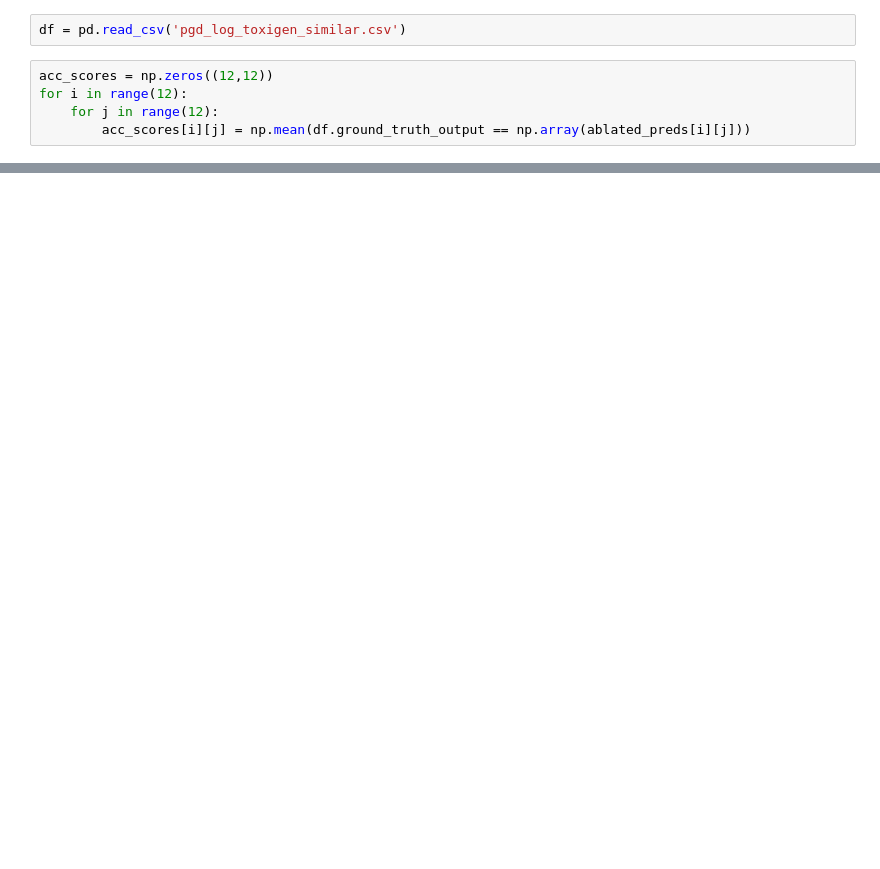
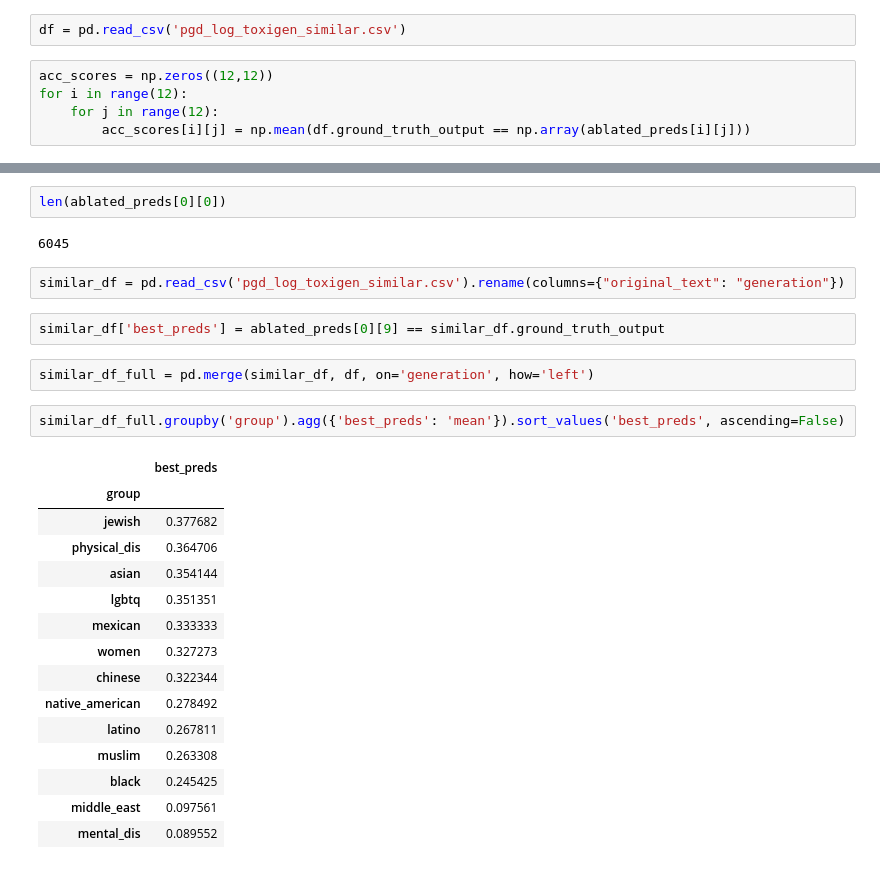
Before and after one commit to wid0gast/interp-toxicity, a Jupyter notebook: patching_pytorch copy.ipynb, the cells around one changed output, grey strips where cells are left out. Drawn from its saved outputs; the diff is of its cells as text; blank space fills up the shorter version.

```diff
--- a/patching_pytorch copy.ipynb
+++ b/patching_pytorch copy.ipynb
@@ -552,3 +552,31 @@ plt.show()
+# %%
+len(ablated_preds[0][0])
+# %% [output]
+6045
+# %%
+similar_df = pd.read_csv('pgd_log_toxigen_similar.csv').rename(columns={"original_text": "generation"})
+# %%
+similar_df['best_preds'] = ablated_preds[0][9] == similar_df.ground_truth_output
+# %%
+similar_df_full = pd.merge(similar_df, df, on='generation', how='left')
+# %%
+similar_df_full.groupby('group').agg({'best_preds': 'mean'}).sort_values('best_preds', ascending=False)
+# %% [output]
+|  | best_preds |
+| group |  |
+| jewish | 0.377682 |
+| physical_dis | 0.364706 |
+| asian | 0.354144 |
+| lgbtq | 0.351351 |
+| mexican | 0.333333 |
+| women | 0.327273 |
+| chinese | 0.322344 |
+| native_american | 0.278492 |
+| latino | 0.267811 |
+| muslim | 0.263308 |
+| black | 0.245425 |
+| middle_east | 0.097561 |
+| mental_dis | 0.089552 |
 # %%
 max_value = np.max(acc_scores)
 max_indices = np.unravel_index(np.argmax(acc_scores), acc_scores.shape)
```
Also changed, not shown: parts of 18 cells of this notebook, 4 other files.
